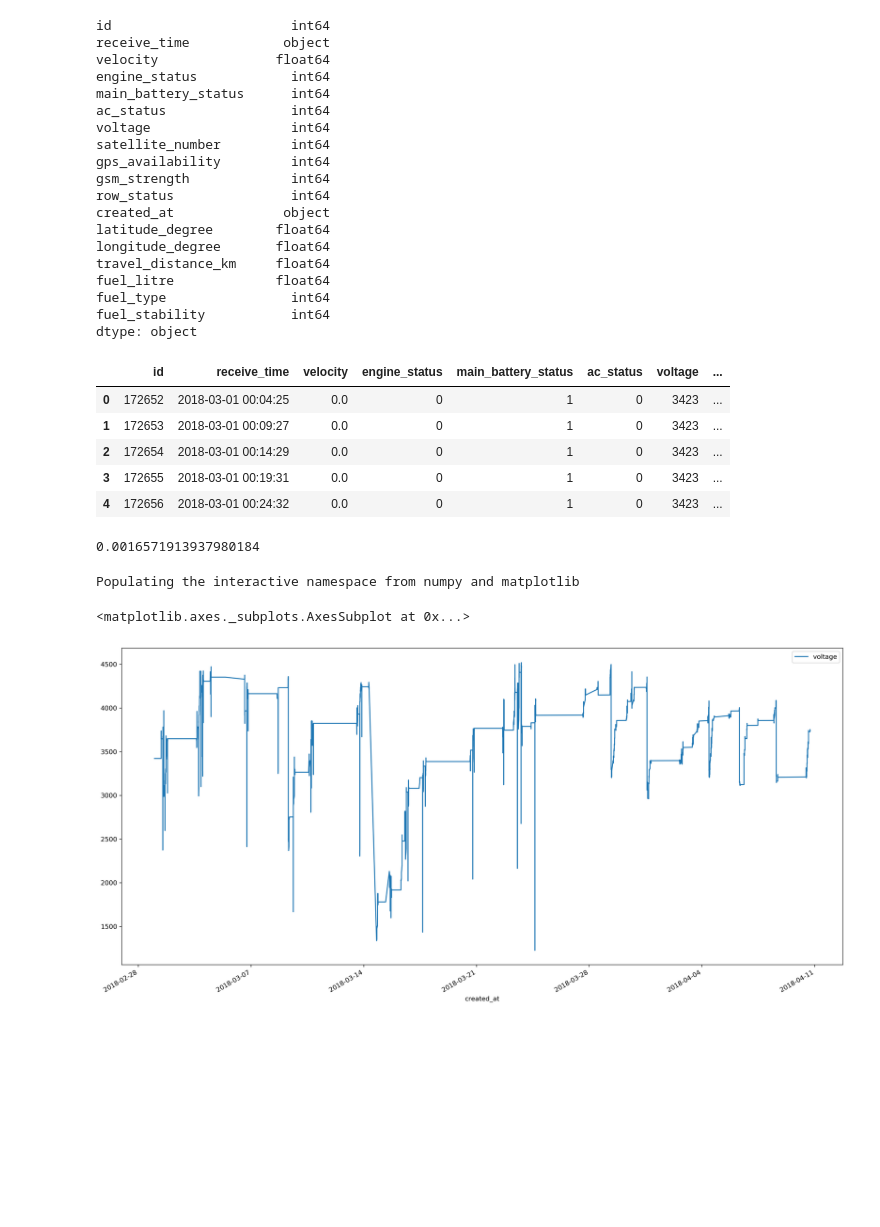
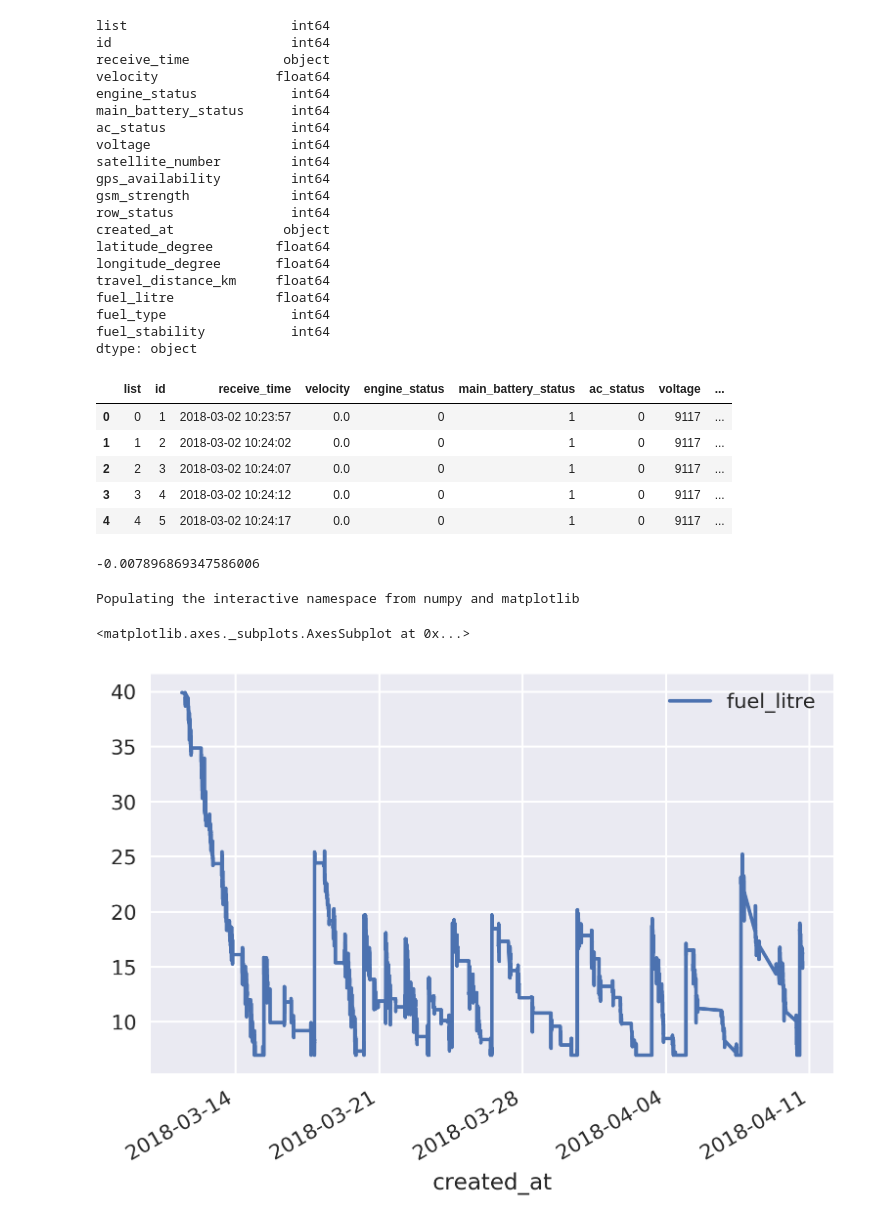
Before and after one commit to orionfoysal/vtsfuel, a Jupyter notebook: data_wrangling.ipynb, the cells around one changed output. Cells and saved outputs as stored; diff of their text form; code cells hidden in the pictures; blank space fills up the shorter version.

```diff
--- a/data_wrangling.ipynb
+++ b/data_wrangling.ipynb
@@ -1,11 +1,13 @@
 # %%
 import pandas as pd
 from os import listdir
+import seaborn as sns
+sns.set()
 # %%
 # Read csv filenames
 files = [name for name in listdir() if 'csv' in name]
 fileName = files[0]
-fileName = '866192035921210_FILDER.csv'
+fileName = '866192035974276_AXIO.csv'
 # %%
 # Read a file as dataframe
 df = pd.read_csv(fileName)
@@ -19,6 +21,7 @@ df.columns.values
 #Check Datatypes
 df.dtypes
 # %% [output]
+list                     int64
 id                       int64
 receive_time            object
 velocity               float64
@@ -45,12 +48,12 @@ df['created_at'] = pd.to_datetime(df['created_at'])
 # %%
 df.head()
 # %% [output]
-|  | id | receive_time | velocity | engine_status | main_battery_status | ac_status | voltage | ... |
-| 0 | 172652 | 2018-03-01 00:04:25 | 0.0 | 0 | 1 | 0 | 3423 | ... |
-| 1 | 172653 | 2018-03-01 00:09:27 | 0.0 | 0 | 1 | 0 | 3423 | ... |
-| 2 | 172654 | 2018-03-01 00:14:29 | 0.0 | 0 | 1 | 0 | 3423 | ... |
-| 3 | 172655 | 2018-03-01 00:19:31 | 0.0 | 0 | 1 | 0 | 3423 | ... |
-| 4 | 172656 | 2018-03-01 00:24:32 | 0.0 | 0 | 1 | 0 | 3423 | ... |
+|  | list | id | receive_time | velocity | engine_status | main_battery_status | ac_status | voltage | ... |
+| 0 | 0 | 1 | 2018-03-02 10:23:57 | 0.0 | 0 | 1 | 0 | 9117 | ... |
+| 1 | 1 | 2 | 2018-03-02 10:24:02 | 0.0 | 0 | 1 | 0 | 9117 | ... |
+| 2 | 2 | 3 | 2018-03-02 10:24:07 | 0.0 | 0 | 1 | 0 | 9117 | ... |
+| 3 | 3 | 4 | 2018-03-02 10:24:12 | 0.0 | 0 | 1 | 0 | 9117 | ... |
+| 4 | 4 | 5 | 2018-03-02 10:24:17 | 0.0 | 0 | 1 | 0 | 9117 | ... |
 # %%
 # Create New Columns to find Time_difference_between_consecutive_creation_of_data
 df['time_difference'] = df['created_at'] - df['created_at'].shift()
@@ -71,18 +74,18 @@ df = df.loc[df['fuel_litre'] > 4 ]
 # %%
 df['travel_distance_km'].corr(df['fuel_difference'])
 # %% [output]
-0.0016571913937980184
+-0.007896869347586006
 # %%
 %pylab inline
 import matplotlib as mpl
-mpl.rcParams['figure.figsize'] = (20,10)
+# mpl.rcParams['figure.figsize'] = (20,10)
 mpl.rcParams['figure.dpi']= 300
 import seaborn as sns
 def standardize(series):
     return (series - series.mean())/series.std(ddof=0)
 len(standardize(df['voltage']))
-df.plot(x = 'created_at',y=['voltage'])
+df.plot(x = 'created_at',y=['fuel_litre'])
 # %% [output]
 Populating the interactive namespace from numpy and matplotlib
 <matplotlib.axes._subplots.AxesSubplot at 0x...>
-[figure, old version]
+[figure, new version]
```
Also changed, not shown: parts of 7 cells of this notebook.
